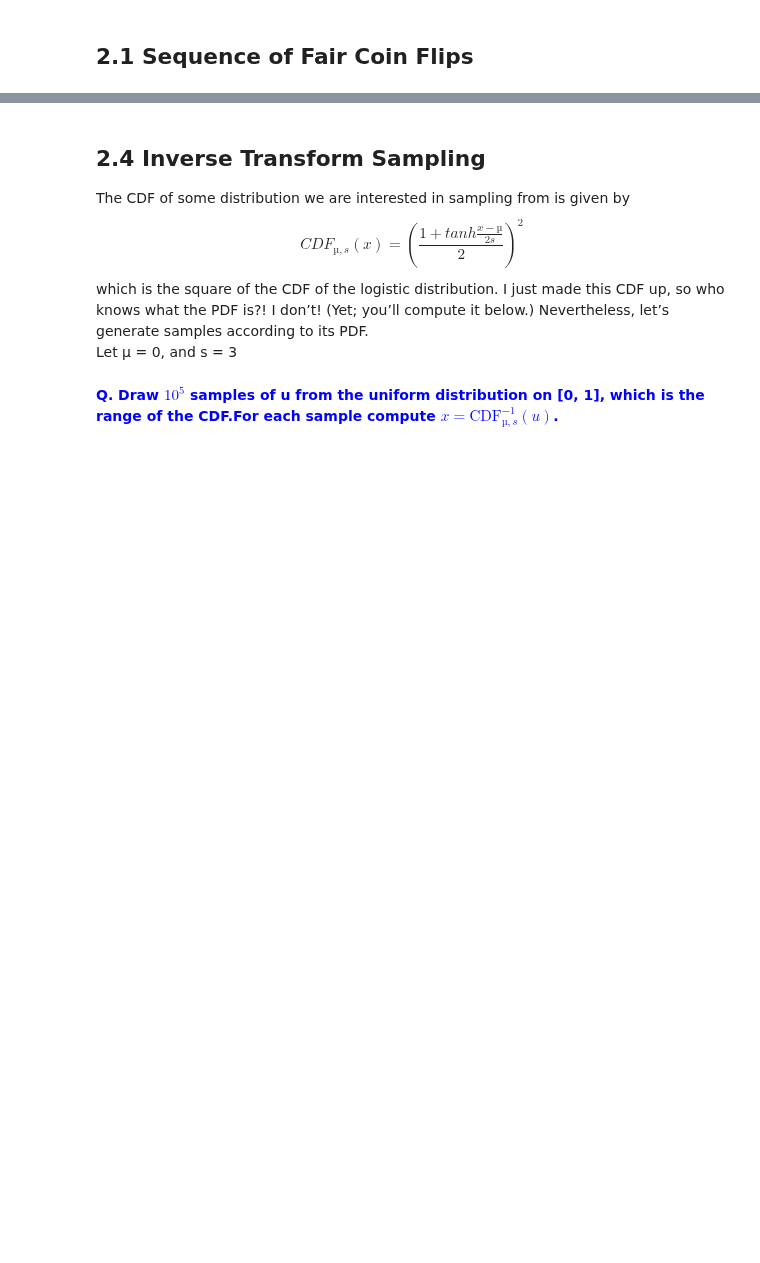
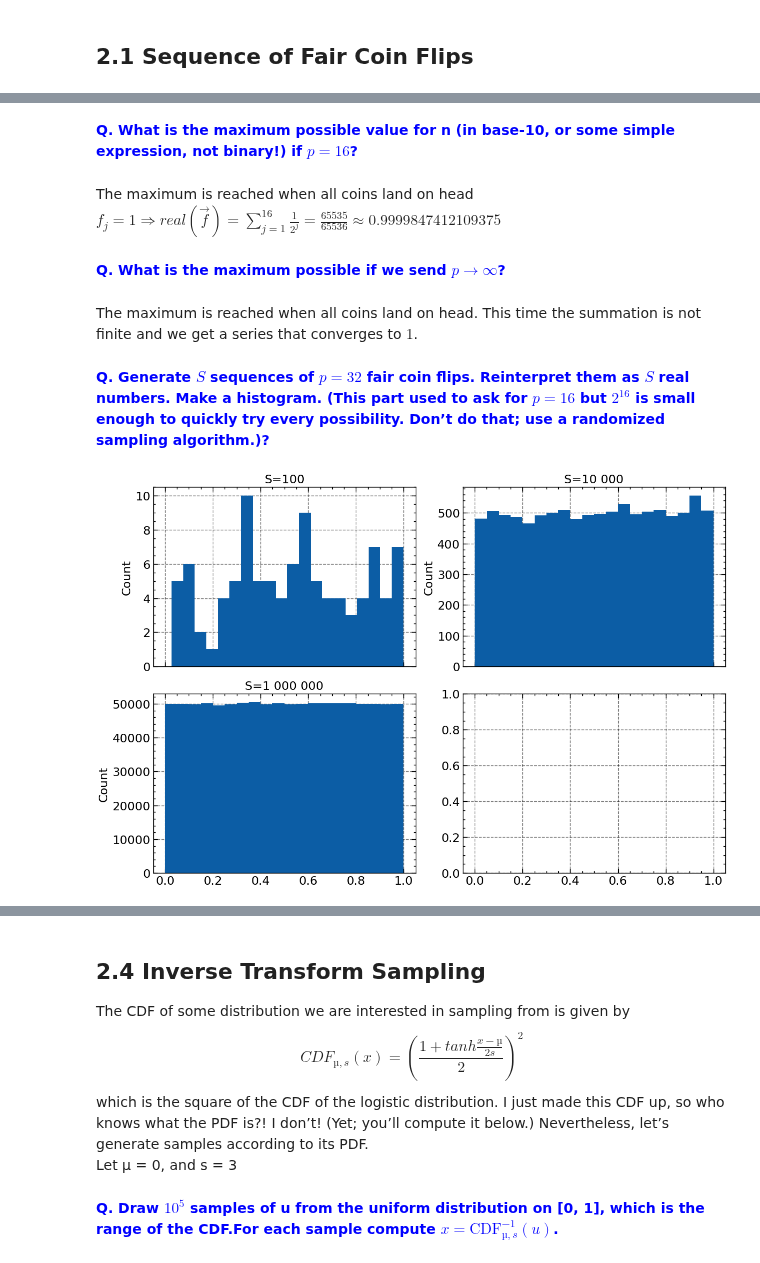
Before and after one commit to lennartvrg/ComputationalPhysics, a Jupyter notebook: 2 - Simple Sampling Experiments/Auswertung.ipynb, the cells around one changed output, grey strips where cells are left out. Saved outputs shown, nothing was run; the diff lists cells and outputs as text; code cells hidden in the pictures; blank space fills up the shorter version.

```diff
--- a/2 - Simple Sampling Experiments/Auswertung.ipynb
+++ b/2 - Simple Sampling Experiments/Auswertung.ipynb
@@ -13,0 +43,22 @@ plt.rcParams["figure.figsize"] = (12, 8)
+# %% [markdown]
+<font color="blue"> **Q. What is the maximum possible value for n (in base-10, or some simple expression, not binary!) if $p = 16$?**</font>
+# %% [markdown]
+The maximum is reached when all coins land on head $f_j = 1 \Rightarrow real(\vec{f}) = \sum^{16}_{j=1}{\frac{1}{2^j}} = \frac{65535}{65536} \approx 0.9999847412109375$
+# %% [markdown]
+<font color="blue"> **Q. What is the maximum possible if we send $p \rightarrow \infty$?**</font>
+# %% [markdown]
+The maximum is reached when all coins land on head. This time the summation is not finite and we get a series that converges to $1$.
+# %% [markdown]
+<font color="blue"> **Q. Generate $S$ sequences of $p = 32$ fair coin flips. Reinterpret them as $S$ real numbers. Make a histogram. (This part used to ask for $p = 16$ but $2^{16}$ is small enough to quickly try every possibility. Don’t do that; use a randomized sampling algorithm.)?**</font>
+# %%
+fig, ax = plt.subplots(2, 2, sharex=True)
+
+for idx, s in enumerate([2, 4, 6]):
+    data = pd.read_csv(f'output/sequence{10**s}.csv', header=None, names=['Value'])
+    ax[idx // 2, idx % 2].hist(data['Value'], bins=20)
+    ax[idx // 2, idx % 2].set_ylabel('Count')
+    ax[idx // 2, idx % 2].set_title(f'S={10**s:,}'.replace(',', ' '))
+
+fig.tight_layout()
+# %% [output]
+[figure, added]
```
Also changed, not shown: parts of 18 cells of this notebook, 1 other file.
